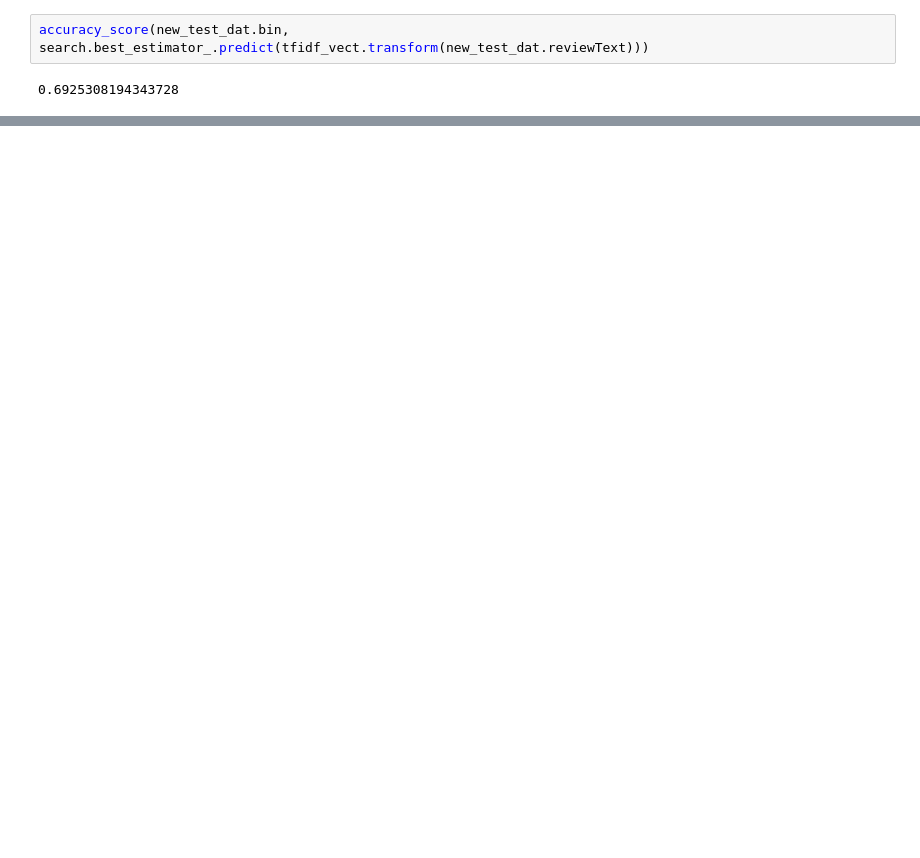
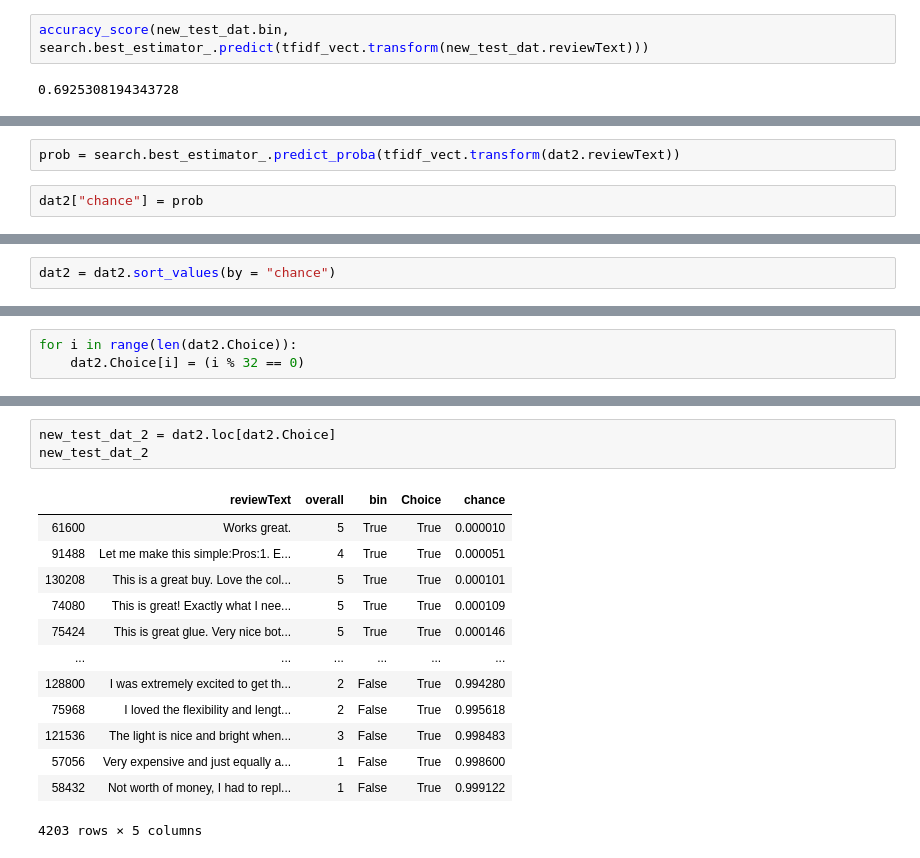
Before and after one commit to Dionidgy/ML, a Jupyter notebook: Amazon_Electronics/Electronics.ipynb, the cells around one changed output, grey strips where cells are left out. Saved outputs shown, nothing was run; the diff lists cells and outputs as text; blank space fills up the shorter version.

```diff
--- a/Amazon_Electronics/Electronics.ipynb
+++ b/Amazon_Electronics/Electronics.ipynb
@@ -268,0 +273,4 @@ accuracy_score(new_test_dat.bin, search.best_estimator_.predict(tfidf_vect.trans
+# %%
+prob = search.best_estimator_.predict_proba(tfidf_vect.transform(dat2.reviewText))
+# %%
+dat2["chance"] = prob
@@ -268,0 +279,2 @@ accuracy_score(new_test_dat.bin, search.best_estimator_.predict(tfidf_vect.trans
+# %%
+dat2 = dat2.sort_values(by = "chance")
@@ -268,0 +297,3 @@ accuracy_score(new_test_dat.bin, search.best_estimator_.predict(tfidf_vect.trans
+# %%
+for i in range(len(dat2.Choice)):
+    dat2.Choice[i] = (i % 32 == 0)
@@ -268,0 +309,17 @@ accuracy_score(new_test_dat.bin, search.best_estimator_.predict(tfidf_vect.trans
+# %%
+new_test_dat_2 = dat2.loc[dat2.Choice]
+new_test_dat_2
+# %% [output]
+|  | reviewText | overall | bin | Choice | chance |
+| 61600 | Works great. | 5 | True | True | 0.000010 |
+| 91488 | Let me make this simple:Pros:1. E... | 4 | True | True | 0.000051 |
+| 130208 | This is a great buy. Love the col... | 5 | True | True | 0.000101 |
+| 74080 | This is great! Exactly what I nee... | 5 | True | True | 0.000109 |
+| 75424 | This is great glue. Very nice bot... | 5 | True | True | 0.000146 |
+| ... | ... | ... | ... | ... | ... |
+| 128800 | I was extremely excited to get th... | 2 | False | True | 0.994280 |
+| 75968 | I loved the flexibility and lengt... | 2 | False | True | 0.995618 |
+| 121536 | The light is nice and bright when... | 3 | False | True | 0.998483 |
+| 57056 | Very expensive and just equally a... | 1 | False | True | 0.998600 |
+| 58432 | Not worth of money, I had to repl... | 1 | False | True | 0.999122 |
+4203 rows × 5 columns
```
Also changed, not shown: parts of 9 cells of this notebook.
